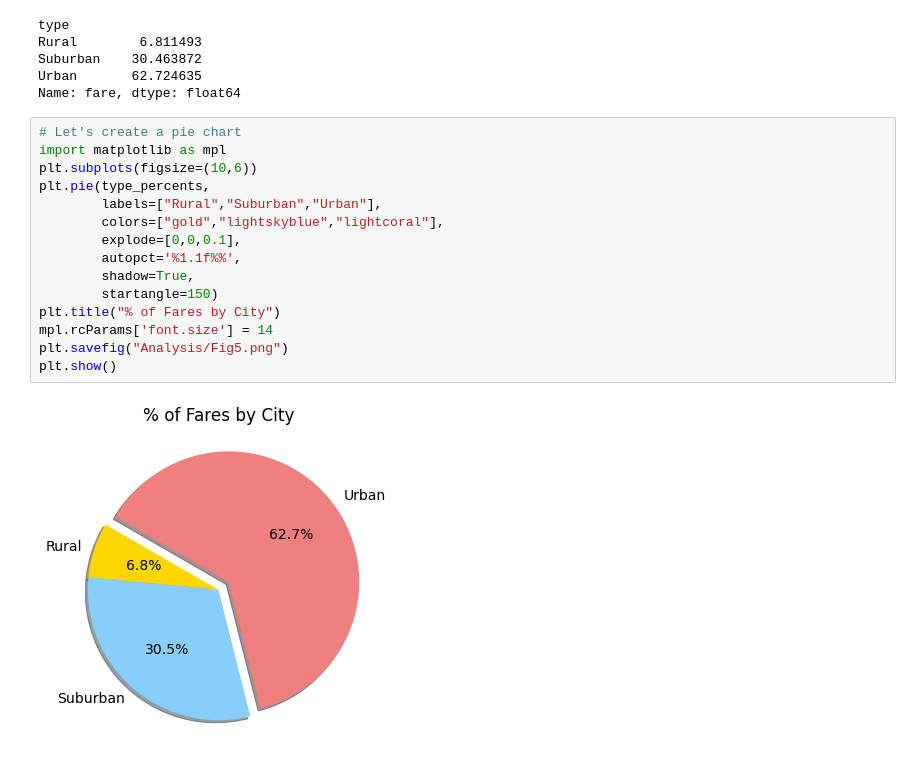
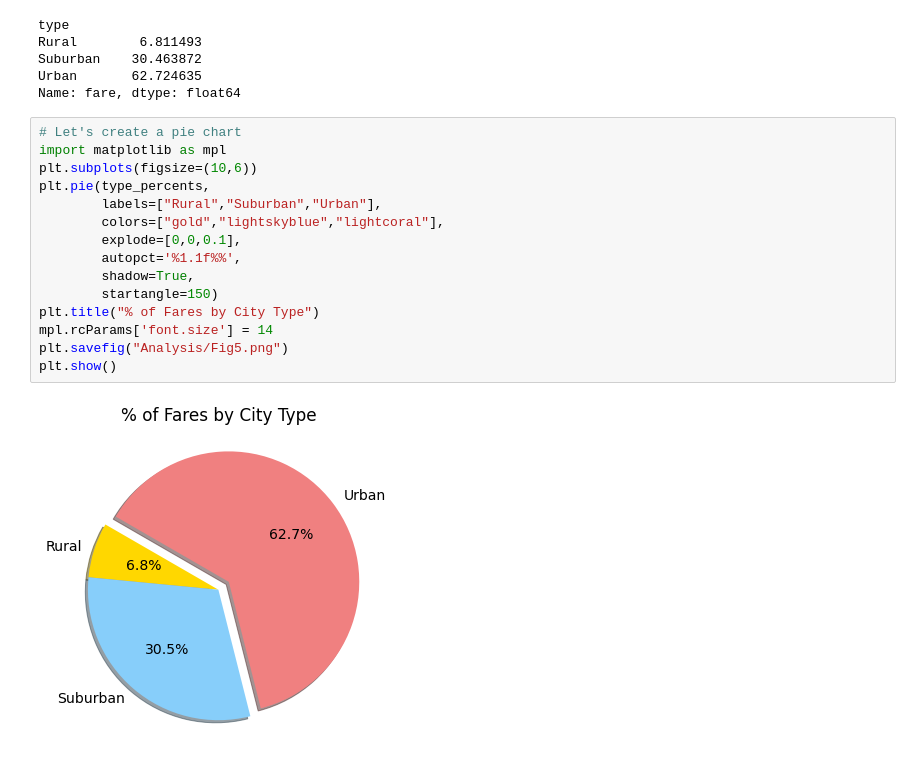
Before and after one commit to DavidGGonzalez/PyBer_Analysis, a Jupyter notebook: PyBer.ipynb, the cells around one changed output. Drawn from its saved outputs; the diff is of its cells as text.

```diff
--- a/PyBer.ipynb
+++ b/PyBer.ipynb
@@ -921,17 +921,17 @@ Name: fare, dtype: float64
 # %%
 # Let's create a pie chart
 import matplotlib as mpl
 plt.subplots(figsize=(10,6))
 plt.pie(type_percents,
         labels=["Rural","Suburban","Urban"],
         colors=["gold","lightskyblue","lightcoral"],
         explode=[0,0,0.1],
         autopct='%1.1f%%',
         shadow=True,
         startangle=150)
-plt.title("% of Fares by City")
+plt.title("% of Fares by City Type")
 mpl.rcParams['font.size'] = 14
 plt.savefig("Analysis/Fig5.png")
 plt.show()
 # %% [output]
-[figure, old version]
+[figure, new version]
```
Also changed, not shown: parts of 4 cells of this notebook, 2 other files.
